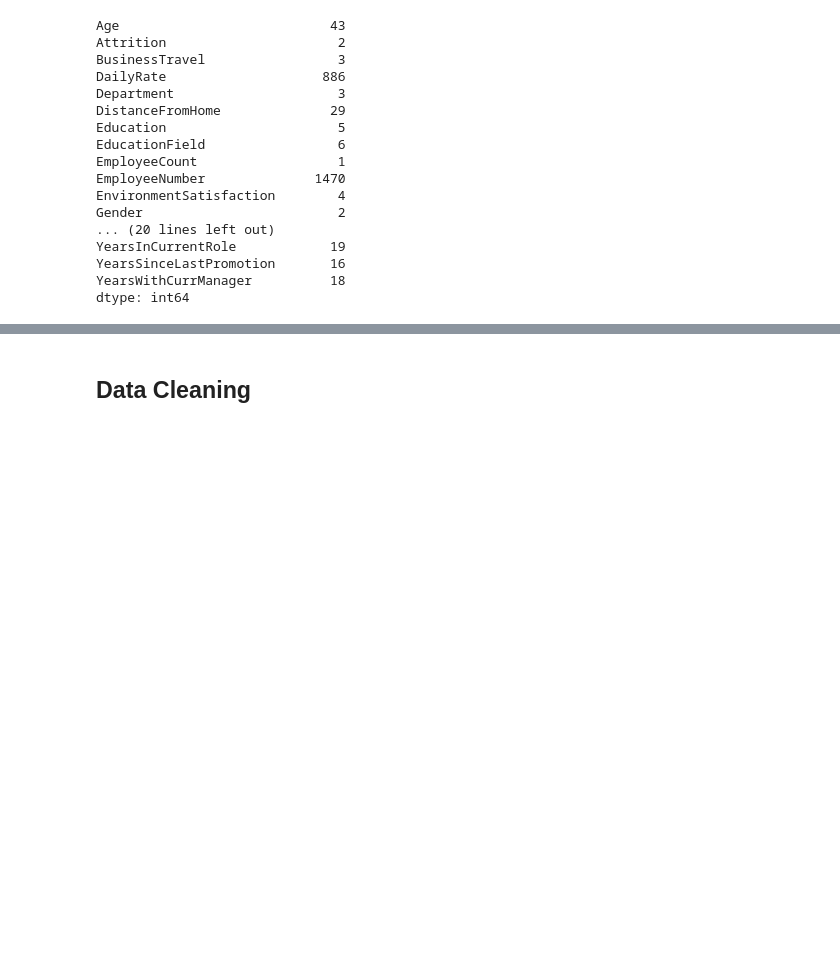
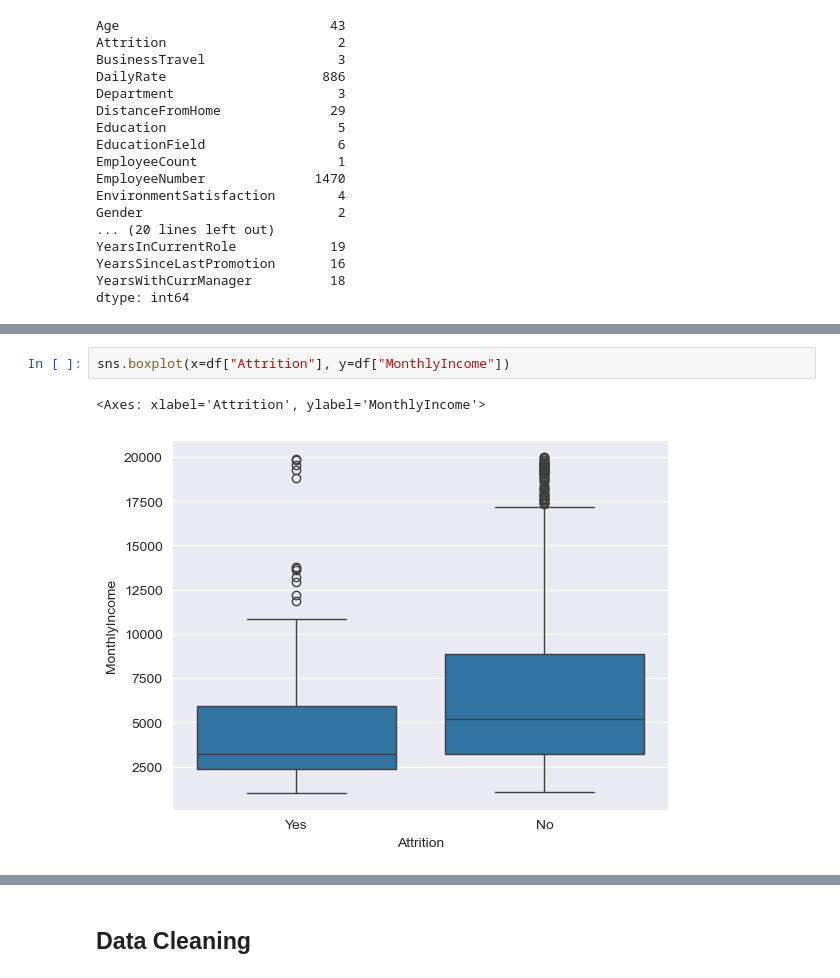
Before and after one commit to faris-agour/HR-Employee-Attrition, a Jupyter notebook: project.ipynb, the cells around one changed output, grey strips where cells are left out. Saved outputs shown, nothing was run; the diff lists cells and outputs as text; blank space fills up the shorter version.

```diff
--- a/project.ipynb
+++ b/project.ipynb
@@ -88,0 +106,5 @@ dtype: int64
+# %%
+sns.boxplot(x=df["Attrition"], y=df["MonthlyIncome"])
+# %% [output]
+<Axes: xlabel='Attrition', ylabel='MonthlyIncome'>
+[figure, added]
```
Also changed, not shown: parts of 14 cells of this notebook.
